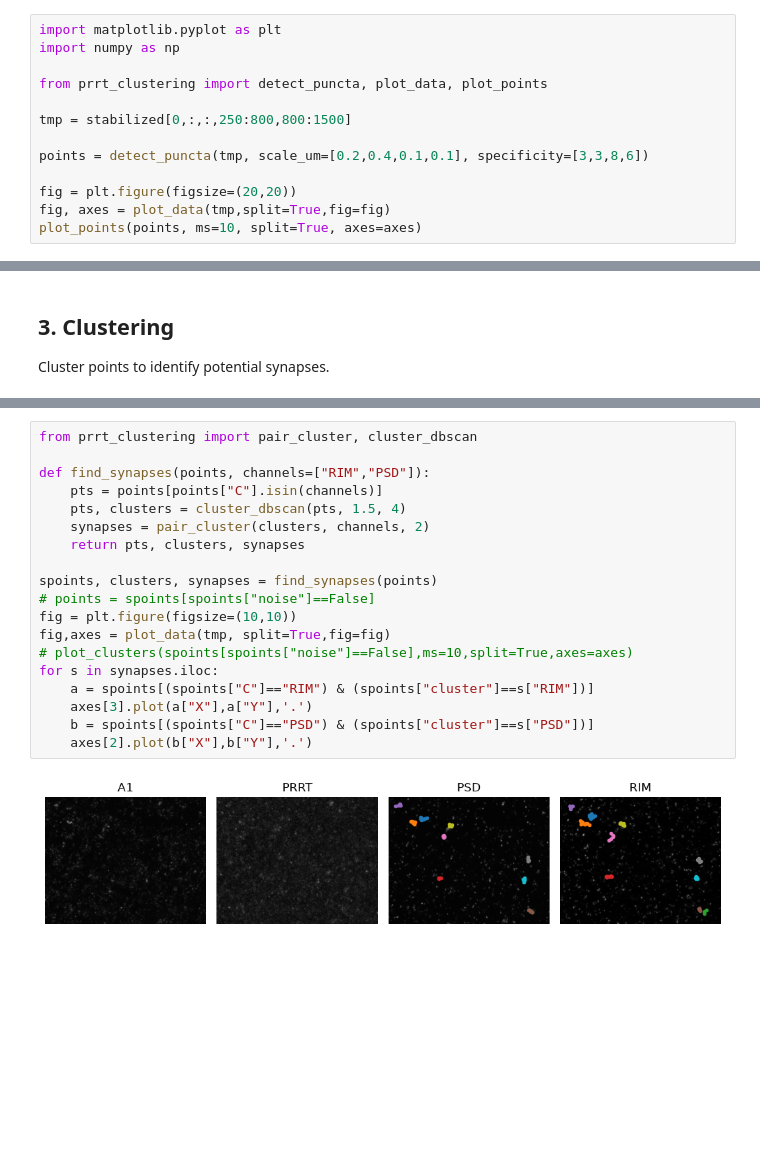
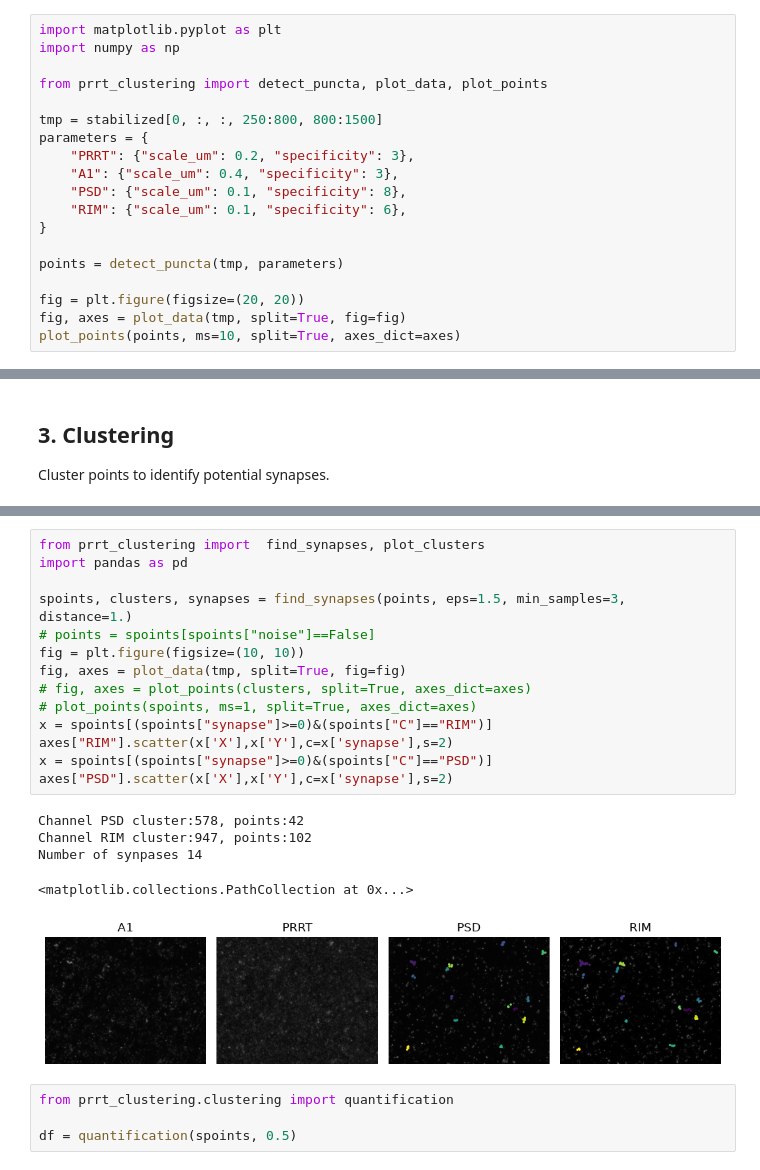
Before and after one commit to jboulanger/synex, a Jupyter notebook: notebooks/Analysis.ipynb, the cells around one changed output, grey strips where cells are left out. Cells and saved outputs as stored; diff of their text form; blank space fills up the shorter version.

Commit message:
update pair clusters

```diff
--- a/notebooks/Analysis.ipynb
+++ b/notebooks/Analysis.ipynb
@@ -70,11 +67,17 @@ import numpy as np
 
 from prrt_clustering import detect_puncta, plot_data, plot_points
 
-tmp = stabilized[0,:,:,250:800,800:1500]
+tmp = stabilized[0, :, :, 250:800, 800:1500]
+parameters = {
+    "PRRT": {"scale_um": 0.2, "specificity": 3},
+    "A1": {"scale_um": 0.4, "specificity": 3},
+    "PSD": {"scale_um": 0.1, "specificity": 8},
+    "RIM": {"scale_um": 0.1, "specificity": 6},
+}
 
-points = detect_puncta(tmp, scale_um=[0.2,0.4,0.1,0.1], specificity=[3,3,8,6])
+points = detect_puncta(tmp, parameters)
 
-fig = plt.figure(figsize=(20,20))
-fig, axes = plot_data(tmp,split=True,fig=fig)
-plot_points(points, ms=10, split=True, axes=axes)
+fig = plt.figure(figsize=(20, 20))
+fig, axes = plot_data(tmp, split=True, fig=fig)
+plot_points(points, ms=10, split=True, axes_dict=axes)
 # %% [output]
@@ -137,21 +117,24 @@ KeyError: "['intensity'] not in index"
 # %%
-from prrt_clustering import pair_cluster, cluster_dbscan
+from prrt_clustering import  find_synapses, plot_clusters
+import pandas as pd
 
-def find_synapses(points, channels=["RIM","PSD"]):
-    pts = points[points["C"].isin(channels)]
-    pts, clusters = cluster_dbscan(pts, 1.5, 4)
-    synapses = pair_cluster(clusters, channels, 2)
-    return pts, clusters, synapses
-
-spoints, clusters, synapses = find_synapses(points)
+spoints, clusters, synapses = find_synapses(points, eps=1.5, min_samples=3, distance=1.)
 # points = spoints[spoints["noise"]==False]
-fig = plt.figure(figsize=(10,10))
-fig,axes = plot_data(tmp, split=True,fig=fig)
-# plot_clusters(spoints[spoints["noise"]==False],ms=10,split=True,axes=axes)
-for s in synapses.iloc:
-    a = spoints[(spoints["C"]=="RIM") & (spoints["cluster"]==s["RIM"])]
-    axes[3].plot(a["X"],a["Y"],'.')
-    b = spoints[(spoints["C"]=="PSD") & (spoints["cluster"]==s["PSD"])]
-    axes[2].plot(b["X"],b["Y"],'.')
+fig = plt.figure(figsize=(10, 10))
+fig, axes = plot_data(tmp, split=True, fig=fig)
+# fig, axes = plot_points(clusters, split=True, axes_dict=axes)
+# plot_points(spoints, ms=1, split=True, axes_dict=axes)
+x = spoints[(spoints["synapse"]>=0)&(spoints["C"]=="RIM")]
+axes["RIM"].scatter(x['X'],x['Y'],c=x['synapse'],s=2)
+x = spoints[(spoints["synapse"]>=0)&(spoints["C"]=="PSD")]
+axes["PSD"].scatter(x['X'],x['Y'],c=x['synapse'],s=2)
 # %% [output]
+Channel PSD cluster:578, points:42
+Channel RIM cluster:947, points:102
+Number of synpases 14
+<matplotlib.collections.PathCollection at 0x...>
-[figure, old version]
+[figure, new version]
+# %%
+from prrt_clustering.clustering import quantification
+
+df = quantification(spoints, 0.5)
```
Also changed, not shown: parts of 8 cells of this notebook, 4 other files.
